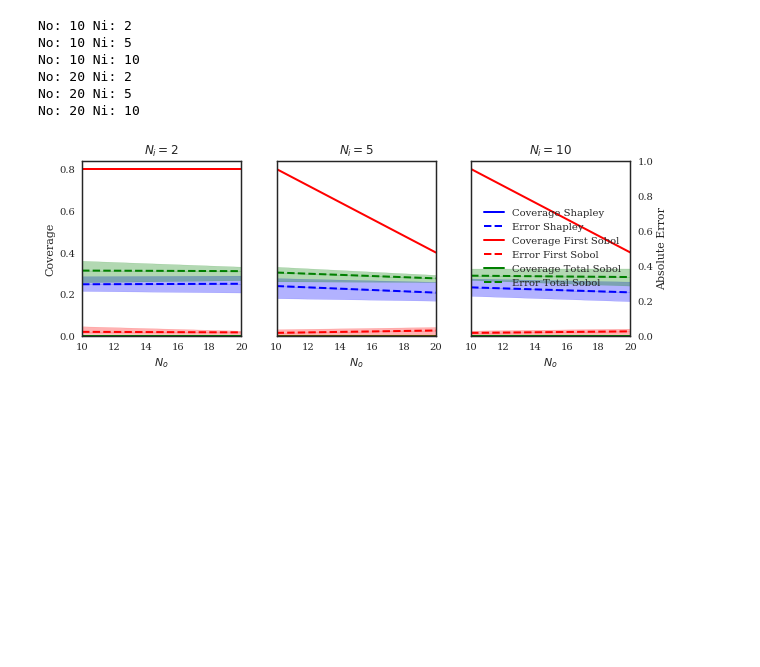
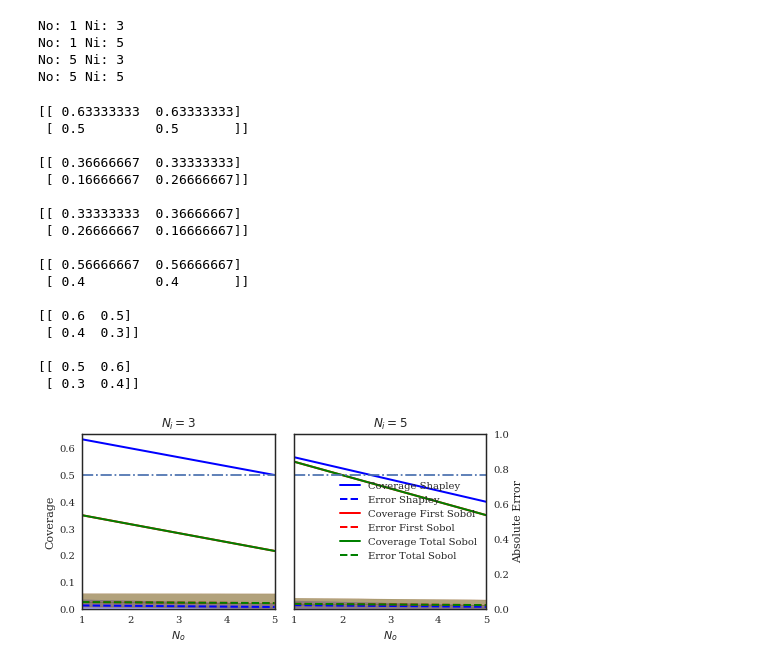
Before and after one commit to josephmure/otshapley, a Jupyter notebook: examples/bootstrap/parametrization-algorithms.ipynb, the cells around one changed output. Saved outputs shown, nothing was run; the diff lists cells and outputs as text; code cells hidden in the pictures; blank space fills up the shorter version.

```diff
--- a/examples/bootstrap/parametrization-algorithms.ipynb
+++ b/examples/bootstrap/parametrization-algorithms.ipynb
@@ -27,8 +24,8 @@ beta = None
 model = ProductGaussian(dim=dim, beta=beta)
 model.margins = [ot.Normal()]*dim
 
-corr = 0.
-theta = [0.5]
+corr = 0.0
+theta = [corr]
 model.copula_parameters = theta
 
 true_results = {
@@ -38,20 +35,16 @@ true_results = {
 }
 # %%
 Nv = 10000
-n_perms = 1000
-
-n_No = 3
-min_No = 50
-max_No = 50
+n_perms = 5000
 
 n_boot = 1
-n_run = 5
+n_run = 30
 
-all_Ni = [2, 5, 10]
+all_Ni = [3, 5]
 n_Ni = len(all_Ni)
 #all_Ni = np.linspace(min_Ni, max_Ni, n_Ni, dtype=int)
-all_No = np.linspace(min_No, max_No, n_No, dtype=int)
-all_No = np.asarray([10, 20])
+#all_No = np.linspace(min_No, max_No, n_No, dtype=int)
+all_No = np.asarray([1, 5])
 n_No = len(all_No)
 # %%
 ot.RandomGenerator.SetSeed(1)
@@ -60,9 +53,9 @@ np.random.seed(1)
 all_shapley_results = np.zeros((n_No, n_Ni, n_run, dim, n_boot))
 all_first_results = np.zeros((n_No, n_Ni, n_run, dim, n_boot))
 all_total_results = np.zeros((n_No, n_Ni, n_run, dim, n_boot))
-all_shapley_indices_SE = np.zeros((n_No, n_Ni, n_run, dim, n_boot))
-all_total_indices_SE = np.zeros((n_No, n_Ni, n_run, dim, n_boot))
-all_first_indices_SE = np.zeros((n_No, n_Ni, n_run, dim, n_boot))
+all_shapley_indices_SE = np.zeros((n_No, n_Ni, n_run, dim))
+all_total_indices_SE = np.zeros((n_No, n_Ni, n_run, dim))
+all_first_indices_SE = np.zeros((n_No, n_Ni, n_run, dim))
 
 for i_No, No in enumerate(all_No):
     for i_Ni, Ni in enumerate(all_Ni):
@@ -74,19 +67,17 @@ for i_No, No in enumerate(all_No):
             all_shapley_results[i_No, i_Ni, i_run] = shapley_results.full_shapley_indices
             all_first_results[i_No, i_Ni, i_run] = shapley_results.full_first_indices
             all_total_results[i_No, i_Ni, i_run] = shapley_results.full_total_indices
-            all_shapley_indices_SE[i_No, i_Ni, i_run] = shapley_results.shapley_indices_SE[:, :, 0]
-            all_total_indices_SE[i_No, i_Ni, i_run] = shapley_results.total_indices_SE[:, :, 0]
-            all_first_indices_SE[i_No, i_Ni, i_run] = shapley_results.first_indices_SE[:, :, 0]
+            all_shapley_indices_SE[i_No, i_Ni, i_run] = shapley_results.shapley_indices_SE[:, 0]
+            all_total_indices_SE[i_No, i_Ni, i_run] = shapley_results.total_indices_SE[:, 0]
+            all_first_indices_SE[i_No, i_Ni, i_run] = shapley_results.first_indices_SE[:, 0]
 # %% [output]
-No: 10 Ni: 2
-No: 10 Ni: 5
-No: 10 Ni: 10
-No: 20 Ni: 2
-No: 20 Ni: 5
-No: 20 Ni: 10
+No: 1 Ni: 3
+No: 1 Ni: 5
+No: 5 Ni: 3
+No: 5 Ni: 5
 # %%
 # Coverage probability
-alpha = 0.05
+alpha = 0.5
 legend = False
 name = 'N_o'
 
@@ -123,35 +114,52 @@ for i, (N, ax) in enumerate(zip(x_c, axes.ravel())):
     }
     if i == n-1:
         legend = True
 
     ax, ax2 = plot_error(results, x, true_results, n_perms=n_perms, results_SE=results_SE, ax=ax, ylim=[0., None], alpha=alpha, loc=5,
                          logscale=False, legend=legend)
 
     if lvl == 1:
         ax.set_xlabel('$%s$' % (name))
         if i < n-1:
             ax2.set_ylabel('')
             ax2.set_yticks([])
         if i > 0:
             ax.set_ylabel('')
     else:
         if i != 2 and i != n-1:
             ax2.set_ylabel('')
         if i != 0 and i != 3:
             ax.set_ylabel('')
         if 2 < i <= n-1:
             ax.set_xlabel('$%s$' % (name))
         else:
             ax.set_xlabel('')
 
-    ax.plot(ax.get_xlim(), [0.95]*2, '-.')
+    ax.plot(ax.get_xlim(), [1. - alpha]*2, '-.')
     ax.set_title('$%s = %d$' % (name_c, N))
 
 fig.tight_layout()
 if savefigs:
     fig.savefig('./output/gaussian_precision_nNo_%d_nNi_%d_rho_%.2f_Nv_%d_maxNo_%d_maxNi_%d_nrun%d.pdf' % (n_No, n_Ni, corr, Nv, max_No, max_Ni, n_run))
 # %% [output]
+[[ 0.63333333  0.63333333]
+ [ 0.5         0.5       ]]
+
+[[ 0.36666667  0.33333333]
+ [ 0.16666667  0.26666667]]
+
+[[ 0.33333333  0.36666667]
+ [ 0.26666667  0.16666667]]
+
+[[ 0.56666667  0.56666667]
+ [ 0.4         0.4       ]]
+
+[[ 0.6  0.5]
+ [ 0.4  0.3]]
+
+[[ 0.5  0.6]
+ [ 0.3  0.4]]
-[figure, old version]
+[figure, new version]
 # %%
 legend = False
 if n > 3:
```
Also changed, not shown: parts of 1 cell of this notebook, 5 other files.
